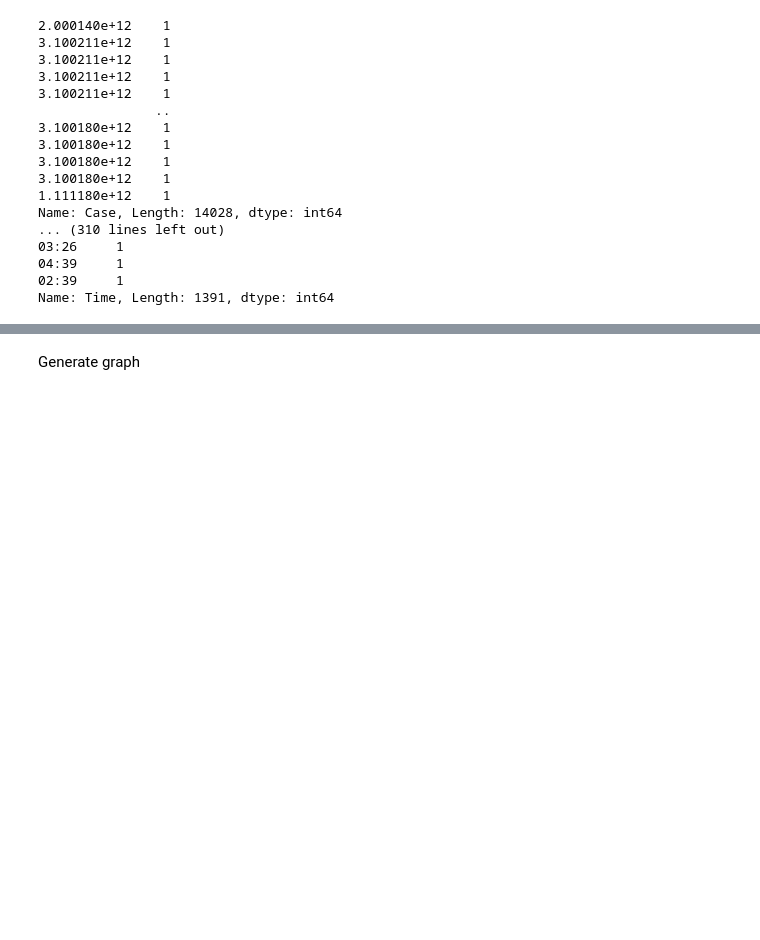
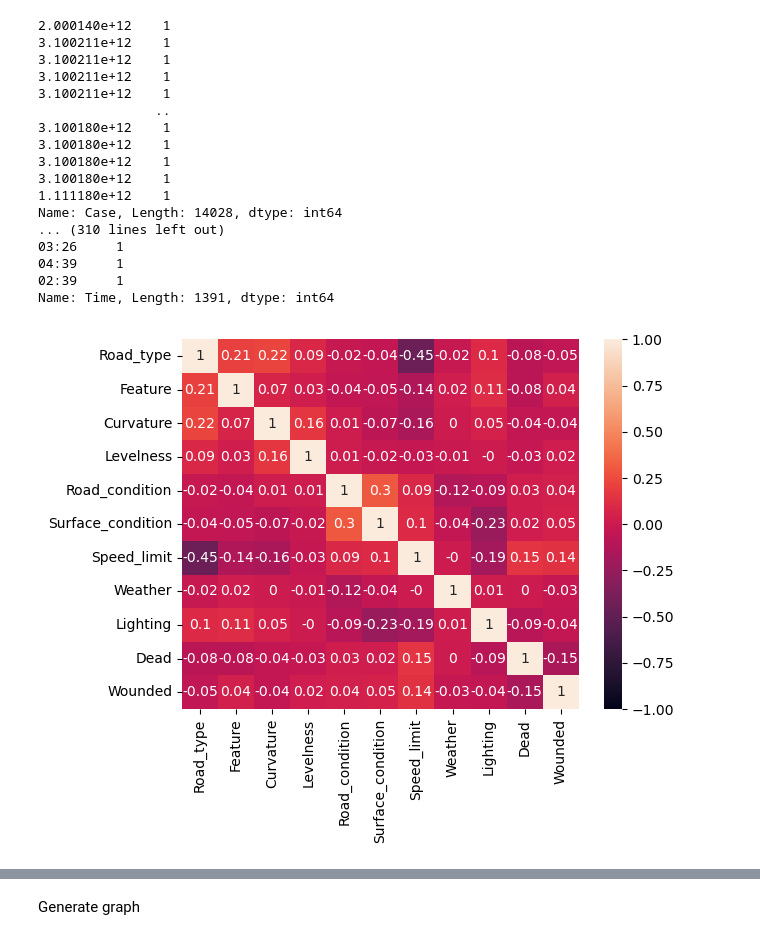
Before and after one commit to gCoreByte/car-accidents-in-estonia, a Jupyter notebook: data_preparation/correlation.ipynb, the cells around one changed output, grey strips where cells are left out. Saved outputs shown, nothing was run; the diff lists cells and outputs as text; code cells hidden in the pictures; blank space fills up the shorter version.

```diff
--- a/data_preparation/correlation.ipynb
+++ b/data_preparation/correlation.ipynb
@@ -44,3 +48,23 @@ Name: Case, Length: 14028, dtype: int64
 04:39     1
 02:39     1
 Name: Time, Length: 1391, dtype: int64
+# %%
+cols = ['Road_type', 'Feature', 'Curvature', 'Levelness', 'Road_condition', 'Surface_condition', 'Speed_limit','Weather', 'Lighting']
+df_new = df[cols]
+
+df_new = df_new.join(df[['Dead', 'Wounded']])
+
+for c in df_new.columns:
+    df_new[c] = df_new[c].astype('category').cat.codes
+
+
+new_corrm = df_new.corr()
+
+se.heatmap(new_corrm.round(2), annot = True, vmin = -1, vmax = 1)
+
+plt.xlabel('')
+plt.ylabel('')
+
+plt.show()
+# %% [output]
+[figure, added]
```
Also changed, not shown: parts of 11 cells of this notebook.
